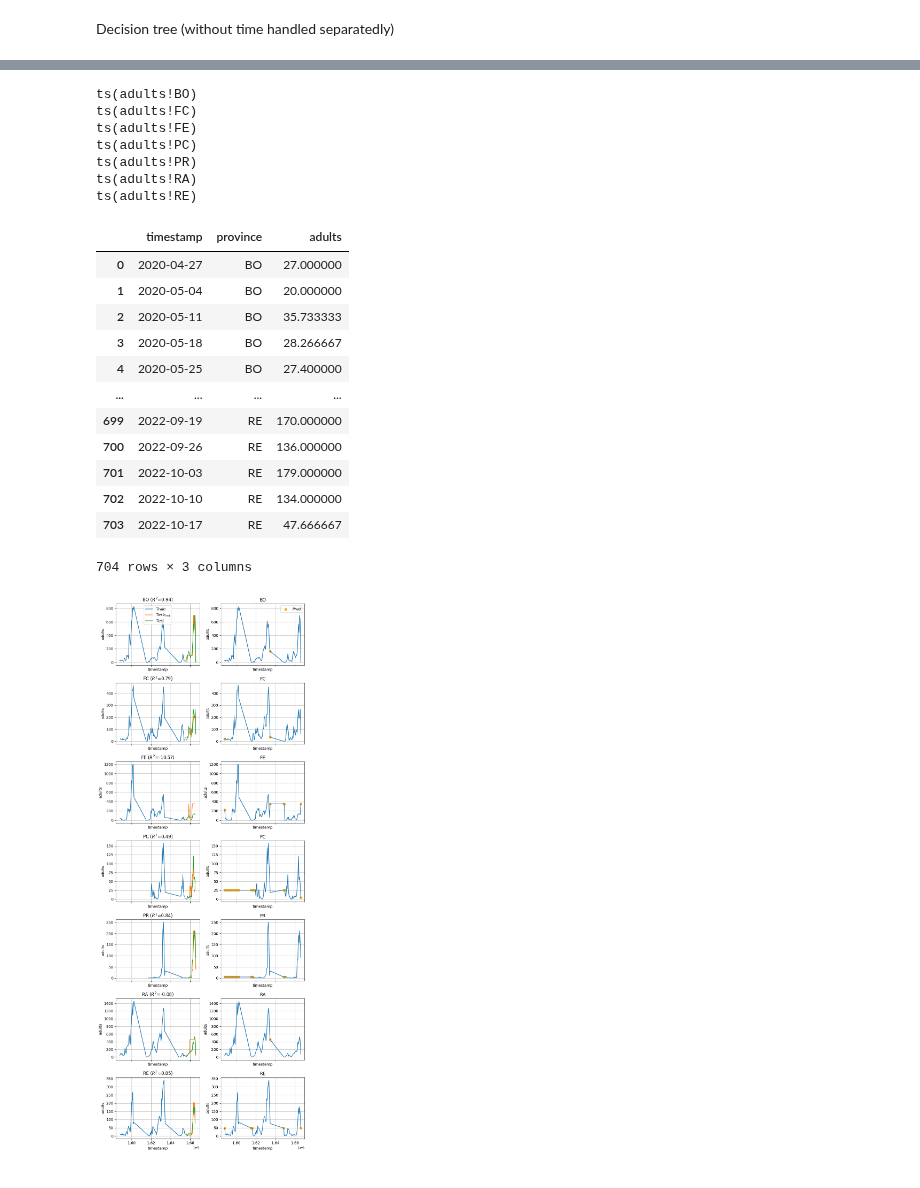
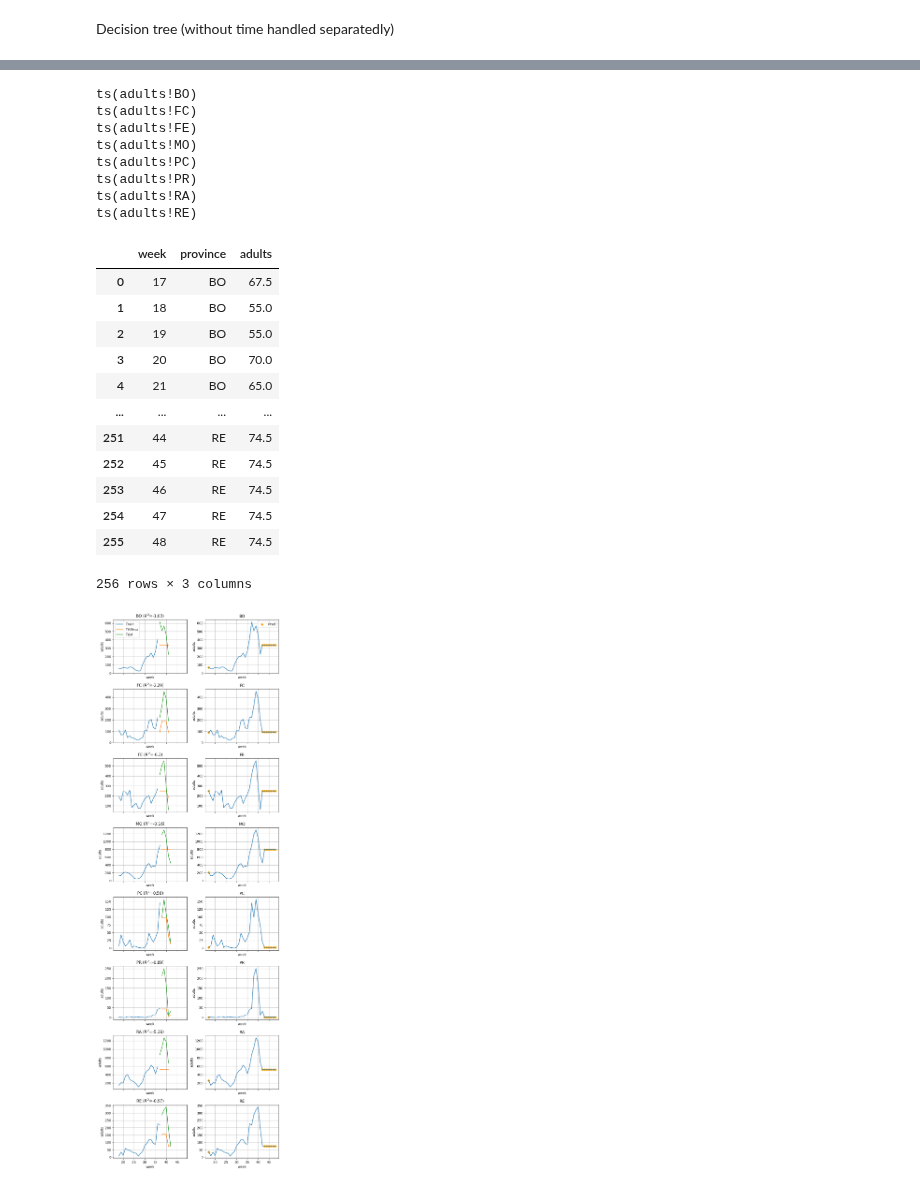
Before and after one commit to big-unibo/explain, a Jupyter notebook: intentional/src/main/python/predict.ipynb, the cells around one changed output, grey strips where cells are left out. Saved outputs shown, nothing was run; the diff lists cells and outputs as text; code cells hidden in the pictures.

```diff
--- a/intentional/src/main/python/predict.ipynb
+++ b/intentional/src/main/python/predict.ipynb
@@ -123,9 +139,6 @@ df
 # %% [markdown]
 Decision tree (without time handled separatedly)
 # %%
-df = pd.read_sql(query, engine)
-df[date_attr] = pd.to_datetime(df[date_attr], unit="s")
-
 import pandas as pd
 from sklearn.model_selection import train_test_split, GridSearchCV, RandomizedSearchCV
 from sklearn.tree import DecisionTreeRegressor
@@ -144,7 +157,7 @@ test_size=0.2
 def compute_model(df, target_column, model, seed=seed, test_size=test_size):
     # One-hot encode object columns
     object_columns = list(df.select_dtypes(include=['object']).columns)
-    df_enc=df
+    df_enc = df
     if len(object_columns) > 0:
         df_enc = pd.get_dummies(df, drop_first=True, dtype=float, prefix_sep="!")
     # Convert data columns to float
@@ -188,15 +201,15 @@ def dtree(df, target_column, date_attr=None, seed=seed, test_size=test_size):
     model = RandomizedSearchCV(DecisionTreeRegressor(random_state=seed), param_grid, n_iter=10, cv=5, scoring='r2', random_state=seed)
     return compute_model(df, target_column, model)
 
-ndf = df.copy(deep=True)
+ndf = pd.read_sql(query, engine).copy(deep=True)
 # Define the percentage of NaN values to add randomly
-nan_percentage = 0.1
+# nan_percentage = 0.1
 # Calculate the number of NaN values to add
-num_nan_to_add = int(nan_percentage * ndf.shape[0])
+# num_nan_to_add = int(nan_percentage * ndf.shape[0])
 # Randomly select indices to add NaN values
-nan_indices = np.random.choice(ndf.index, num_nan_to_add, replace=False)
+# nan_indices = np.random.choice(ndf.index, num_nan_to_add, replace=False)
 # Set NaN values in the specified column
-ndf.loc[nan_indices, target_measure] = np.nan
-
-dtree(ndf, target_measure)
+# ndf.loc[nan_indices, target_measure] = np.nan
+X, y, X_train, y_train, X_test, y_test, y_pred, missing_values_df, value = dtree(ndf, target_measure)
+X.info()
 # %% [output]
@@ -220,14 +228,16 @@ dtree(ndf, target_measure)
 # %%
 def mypivot(df, date_attr, column, exog, target_measure, impute=False):
-    df = df.pivot_table(index=date_attr, columns=[column], values=exog, aggfunc='sum')
+    df = df.pivot_table(index=date_attr, columns=[column], values=exog, dropna=False)#, aggfunc='sum' , fill_value=-1
     df.columns = [f'{col[0]}!{col[1]}' if col[1] else col[0] for col in df.columns]
-    # df.reset_index(level=df.index.names, inplace=True)
-    if impute:
-        for x in [x for x in df.columns if "!" in x and target_measure not in x]:
-            df[x] = df[x].fillna(df[x].median())
+    # if impute:
+    #    for x in [x for x in df.columns if "!" in x and target_measure not in x]:
+    #        df[x] = df[x].fillna(df[x].median())
     return df[[x for x in df.columns if "index" not in x]]
 
-pdf = mypivot(df.copy(deep=True), date_attr, column, values, target_measure, impute=True).reset_index()
+pdf = mypivot(df.copy(deep=True), date_attr, column, values, target_measure, impute=False).reset_index()# .dropna()
+# pdf.info()
+# def nans(df): return df[[x for x in df.columns if df[x].isnull().any()]]
+# nans(pdf)
 pdf.info()
 # %% [output]
 <class 'pandas.core.frame.DataFrame'>
@@ -271,7 +302,8 @@ def timeseries(df, date_attr, column, target_measure, model):
         df[c] = cdf[c]
 
         axs[i].plot(X_train[date_attr], y_train, label="$Train$")
-        axs[i].plot(X_test[date_attr], y_pred, label="$Test_{Pred}$")
+        if y_pred is not None:
+            axs[i].plot(X_test[date_attr], y_pred, label="$Test_{Pred}$")
         axs[i].plot(X_test[date_attr], y_test, label="$Test$")
 
         axs[i + 1].plot(cdf[date_attr], y)
@@ -279,46 +311,47 @@ def timeseries(df, date_attr, column, target_measure, model):
 
         for j in range(2):
             title = f'{c.split("!")[1]}' + (f' ($R^2$={round(value, 2)})' if j == 0 else '')
             axs[i + j].set_title(title)
             axs[i + j].set_xlabel(date_attr)
             axs[i + j].set_ylabel(f'{c.split("!")[0]}')
             axs[i + j].grid()
             if i == 0:
                 axs[i + j].legend()
 
         i += 2
     fig.tight_layout()
     fig.savefig(f"{c}.svg")
     adf = df[[x for x in df.columns if "!" not in x or target_measure in x]]
     adf = pd.melt(adf, id_vars=date_attr, value_vars=[x for x in pdf.columns if target_measure in x], var_name=column, value_name=target_measure)
     adf[column] = adf[column].apply(lambda x: x.replace(f"{target_measure}!", ""))
     return adf
 
 
 adf = timeseries(pdf.copy(deep=True), date_attr, column, target_measure, dtree)
 adf
 # %% [output]
 ts(adults!BO)
 ts(adults!FC)
 ts(adults!FE)
+ts(adults!MO)
 ts(adults!PC)
 ts(adults!PR)
 ts(adults!RA)
 ts(adults!RE)
-|  | timestamp | province | adults |
-| 0 | 2020-04-27 | BO | 27.000000 |
-| 1 | 2020-05-04 | BO | 20.000000 |
-| 2 | 2020-05-11 | BO | 35.733333 |
-| 3 | 2020-05-18 | BO | 28.266667 |
-| 4 | 2020-05-25 | BO | 27.400000 |
+|  | week | province | adults |
+| 0 | 17 | BO | 67.5 |
+| 1 | 18 | BO | 55.0 |
+| 2 | 19 | BO | 55.0 |
+| 3 | 20 | BO | 70.0 |
+| 4 | 21 | BO | 65.0 |
 | ... | ... | ... | ... |
-| 699 | 2022-09-19 | RE | 170.000000 |
-| 700 | 2022-09-26 | RE | 136.000000 |
-| 701 | 2022-10-03 | RE | 179.000000 |
-| 702 | 2022-10-10 | RE | 134.000000 |
-| 703 | 2022-10-17 | RE | 47.666667 |
+| 251 | 44 | RE | 74.5 |
+| 252 | 45 | RE | 74.5 |
+| 253 | 46 | RE | 74.5 |
+| 254 | 47 | RE | 74.5 |
+| 255 | 48 | RE | 74.5 |
-704 rows × 3 columns
+256 rows × 3 columns
-[figure, old version]
+[figure, new version]
 # %%
 def sarimax(df, target_measure, date_attr, forecast_steps=10):
     # Create a separate dataframe for rows with missing values in the target column
```
Also changed, not shown: parts of 7 cells of this notebook.
